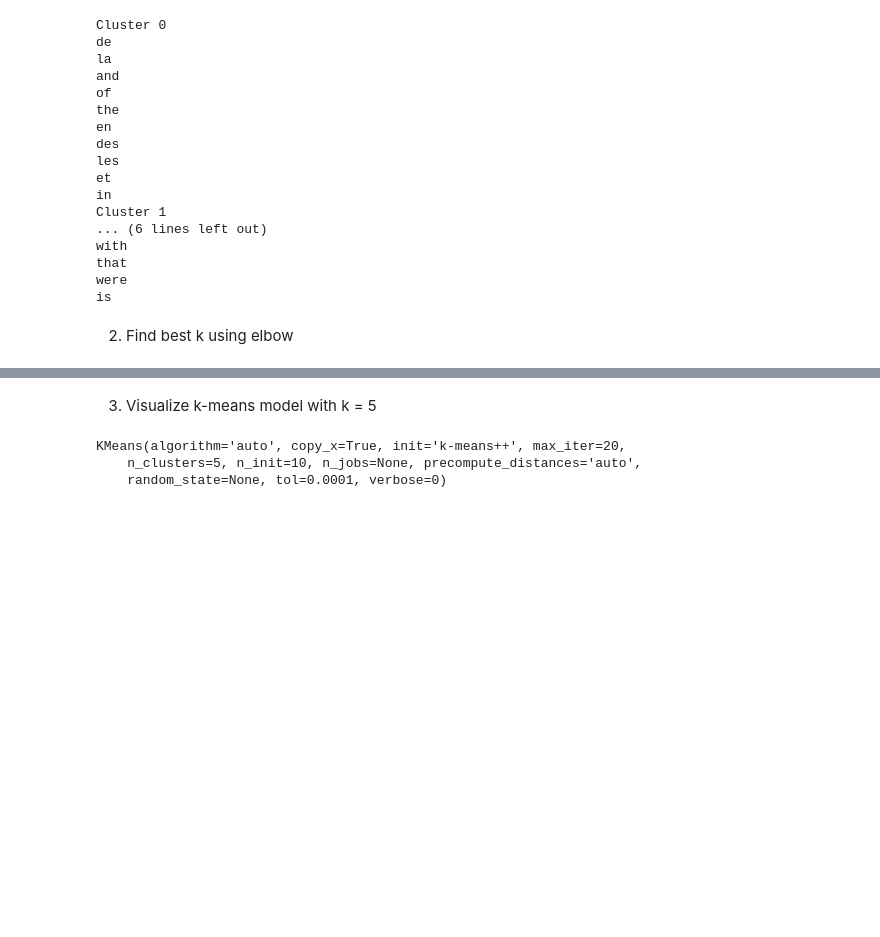
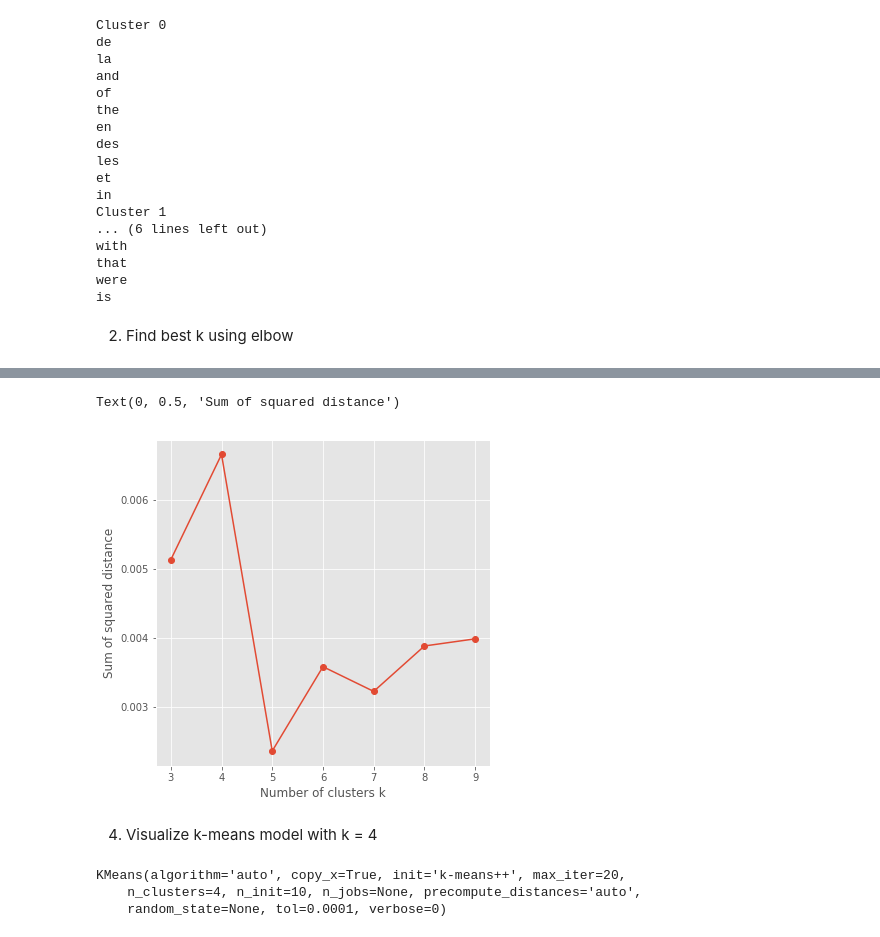
Before and after one commit to nhungle714/Data-Science-Projects, a Jupyter notebook: CORD-19-research-challenge/Clustering.ipynb, the cells around one changed output, grey strips where cells are left out. Drawn from its saved outputs; the diff is of its cells as text; code cells hidden in the pictures; blank space fills up the shorter version.

```diff
--- a/CORD-19-research-challenge/Clustering.ipynb
+++ b/CORD-19-research-challenge/Clustering.ipynb
@@ -135,12 +145,30 @@ Text(0, 0.5, 'Sum of squared distance')
+# %%
+k_list = []
+k_silhouette = []
+for k in range(3, 10):
+    km = KMeans(n_clusters=k, max_iter=20)
+    km.fit(abstract_train_transformed)
+    labels = km.labels_
+    k_list.append(k)
+    k_silhouette.append(metrics.silhouette_score(abstract_train_transformed,
+                               labels, metric='euclidean'))
+# %%
+plt.figure(figsize=(6, 6))
+plt.plot(k_list, k_silhouette, '-o')
+plt.xlabel(r'Number of clusters k')
+plt.ylabel('Sum of squared distance')
+# %% [output]
+Text(0, 0.5, 'Sum of squared distance')
+[figure, added]
 # %% [markdown]
-3. Visualize k-means model with k = 5
+4. Visualize k-means model with k = 4
 # %%
-k = 5
+k = 4
 km = KMeans(n_clusters=k, max_iter=20)
 km.fit(abstract_train_transformed)
 # %% [output]
 KMeans(algorithm='auto', copy_x=True, init='k-means++', max_iter=20,
-    n_clusters=5, n_init=10, n_jobs=None, precompute_distances='auto',
+    n_clusters=4, n_init=10, n_jobs=None, precompute_distances='auto',
     random_state=None, tol=0.0001, verbose=0)
 # %%
 labels = km.labels_
```
Also changed, not shown: parts of 16 cells of this notebook.
